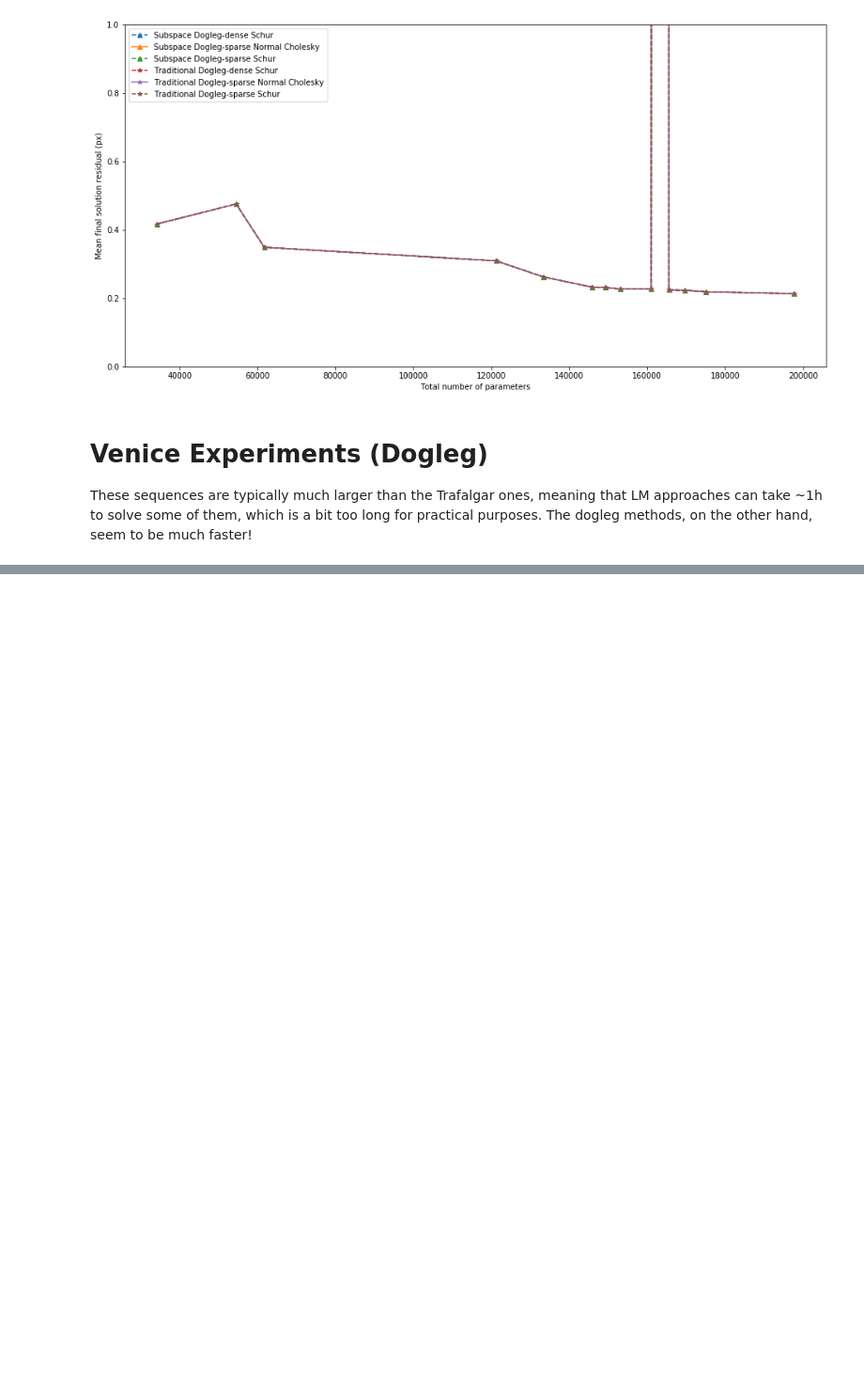
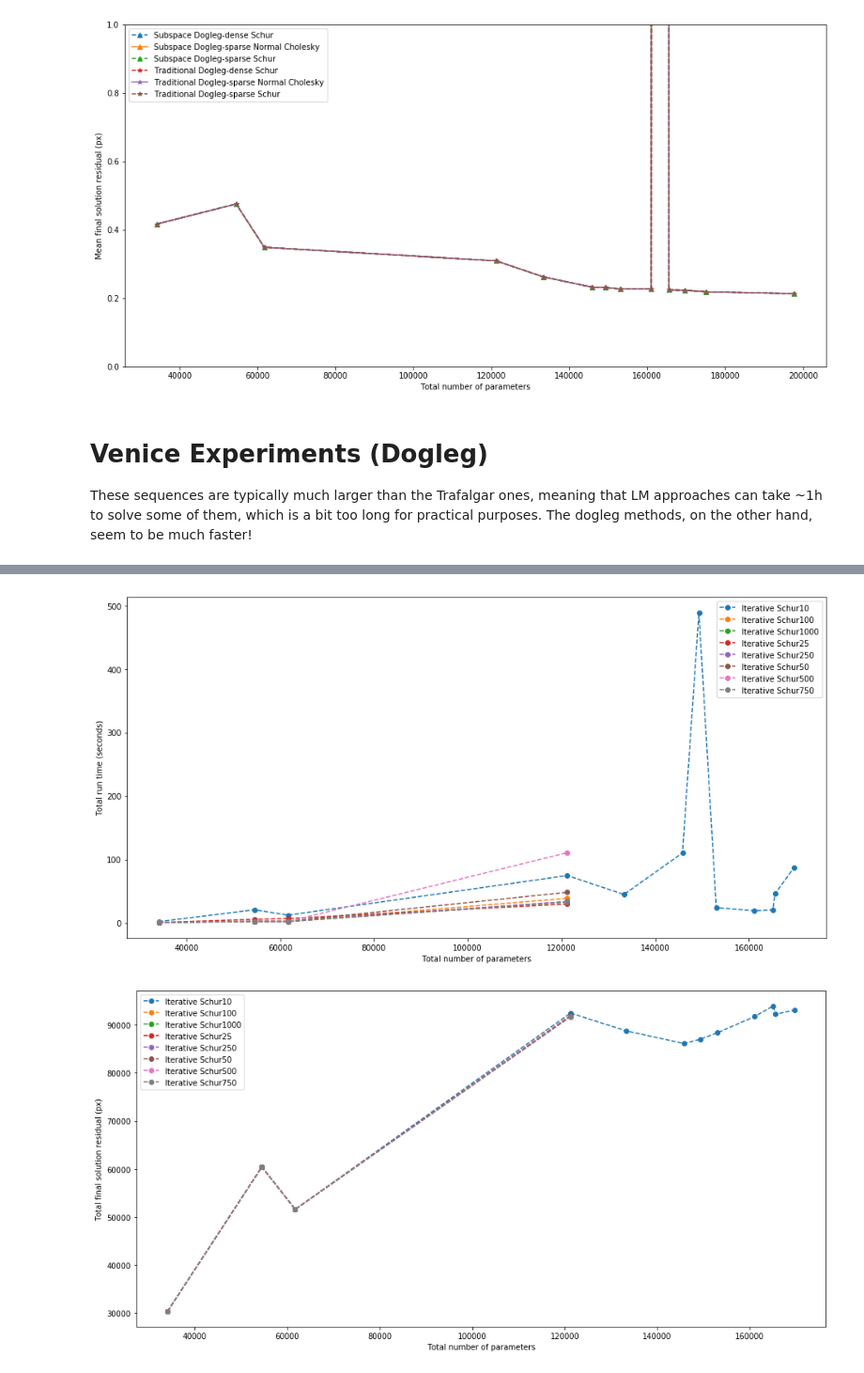
Before and after one commit to AndreiBarsan/numerics-from-scratch, a Jupyter notebook: csc2305/project/analysis/AnalyzeCeresExperiments.ipynb, the cells around one changed output, grey strips where cells are left out. Shown at 94% size. Drawn from its saved outputs; the diff is of its cells as text; code cells hidden in the pictures; blank space fills up the shorter version.

```diff
--- a/csc2305/project/analysis/AnalyzeCeresExperiments.ipynb
+++ b/csc2305/project/analysis/AnalyzeCeresExperiments.ipynb
@@ -256,0 +271,2 @@ plot_category('venice', 'dogleg', 'n_params', 'normalized_final_cost', top=None)
+# %%
+data_it_schur = {'trafalgar': load_files('../experiments/01', sequence_name = 'trafalgar')}
@@ -256,0 +291,8 @@ plot_category('venice', 'dogleg', 'n_params', 'normalized_final_cost', top=None)
+# %%
+
+plot_category(data_it_schur, 'trafalgar', 'lm', 'n_params', 'time_seconds', top=None)
+plot_category(data_it_schur, 'trafalgar', 'lm', 'n_params', 'final_cost', top=None)
+plot_category(data_it_schur, 'trafalgar', 'lm', 'n_params', 'normalized_final_cost', top=None)
+# %% [output]
+[figure, added]
+[figure, added]
```
Also changed, not shown: parts of 7 cells of this notebook.
